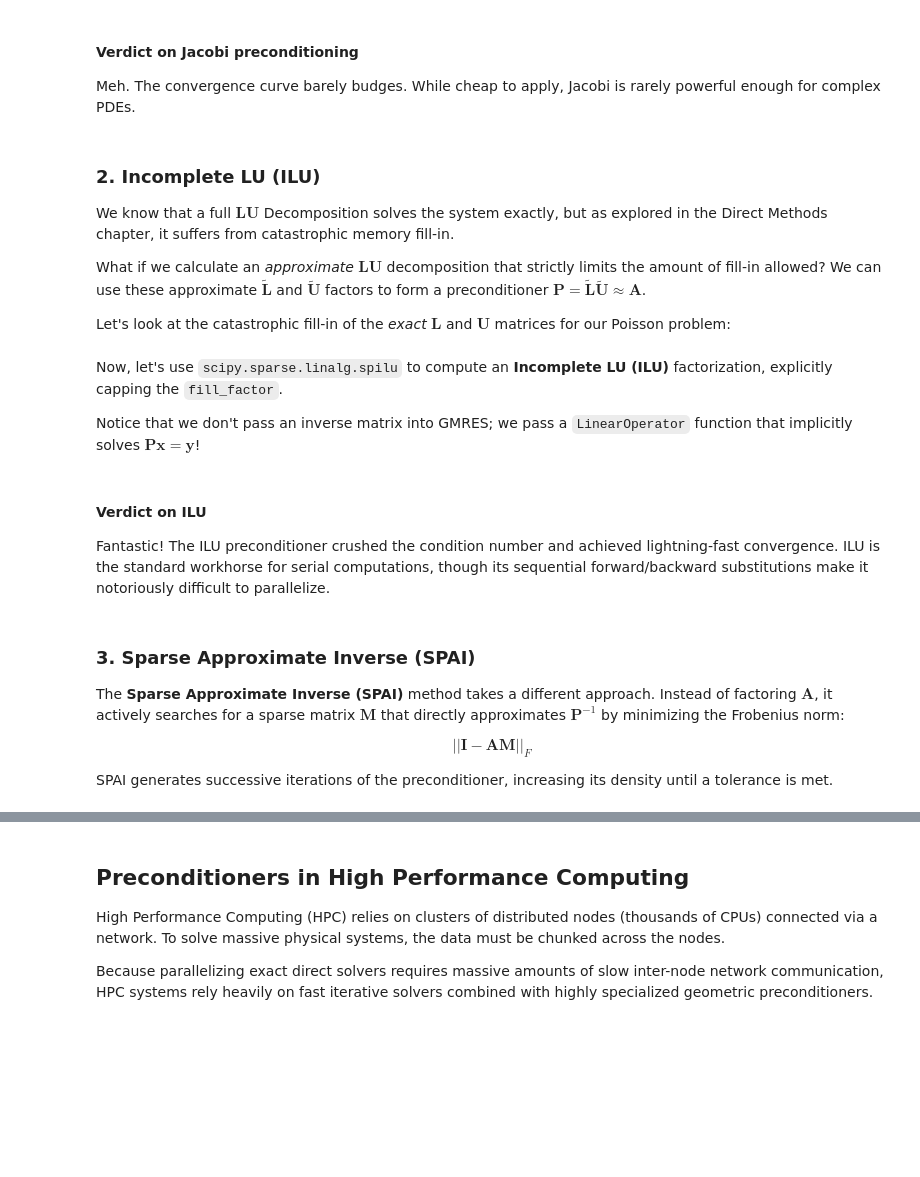
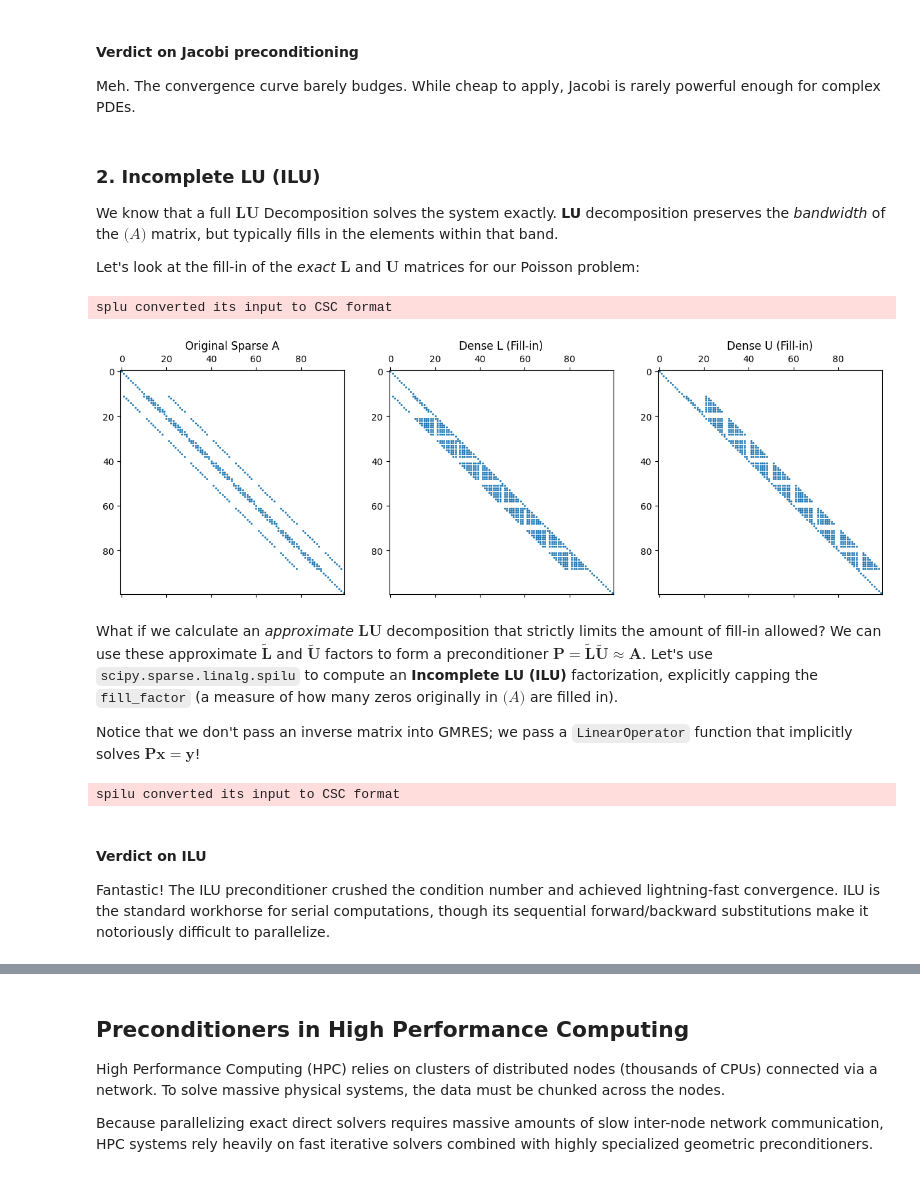
Before and after one commit to themintlab/ExecutableEngineering, a Jupyter notebook: chapters/linear_systems/iterative_methods/preconditioners.ipynb, the cells around one changed output, grey strips where cells are left out. Drawn from its saved outputs; the diff is of its cells as text; code cells hidden in the pictures; blank space fills up the shorter version.

```diff
--- a/chapters/linear_systems/iterative_methods/preconditioners.ipynb
+++ b/chapters/linear_systems/iterative_methods/preconditioners.ipynb
@@ -97,33 +102,36 @@ Meh. The convergence curve barely budges. While cheap to apply, Jacobi is rarely
 # %% [markdown]
 ### 2. Incomplete LU (ILU)
 
-We know that a full $\mathbf{L}\mathbf{U}$ Decomposition solves the system exactly, but as explored in the Direct Methods chapter, it suffers from catastrophic memory fill-in.
+We know that a full $\mathbf{L}\mathbf{U}$ Decomposition solves the system exactly. **LU** decomposition preserves the *bandwidth* of the $\mathbf(A)$ matrix, but typically fills in the elements within that band.
 
-What if we calculate an *approximate* $\mathbf{L}\mathbf{U}$ decomposition that strictly limits the amount of fill-in allowed? We can use these approximate $\tilde{\mathbf{L}}$ and $\tilde{\mathbf{U}}$ factors to form a preconditioner $\mathbf{P}=\tilde{\mathbf{L}}\tilde{\mathbf{U}} \approx \mathbf{A}$.
-
-Let's look at the catastrophic fill-in of the *exact* $\mathbf{L}$ and $\mathbf{U}$ matrices for our Poisson problem:
+Let's look at the fill-in of the *exact* $\mathbf{L}$ and $\mathbf{U}$ matrices for our Poisson problem:
 # %%
-N = 100 #Mesh size
+N = 10 # Mesh size
 A, f = exe.discretise_poisson(N, 1)
 
-lu = splu(A)
+# We explicitly disable column permutations (permc_spec='NATURAL')
+# and row pivoting (diag_pivot_thresh=0) to see the pure naive LU factorization!
+lu = splu(A, permc_spec='NATURAL', diag_pivot_thresh=0)
 L = lu.L
 U = lu.U
 
 fig, (ax1, ax2, ax3) = plt.subplots(1, 3, figsize=(15, 5))
 ax1.spy(A, markersize=1)
 ax1.set_title('Original Sparse A')
 ax2.spy(L, markersize=1)
 ax2.set_title('Dense L (Fill-in)')
 ax3.spy(U, markersize=1)
 ax3.set_title('Dense U (Fill-in)')
 plt.show()
+# %% [output]
+splu converted its input to CSC format
+[figure, added]
 # %% [markdown]
-Now, let's use `scipy.sparse.linalg.spilu` to compute an **Incomplete LU (ILU)** factorization, explicitly capping the `fill_factor`.
+What if we calculate an *approximate* $\mathbf{L}\mathbf{U}$ decomposition that strictly limits the amount of fill-in allowed? We can use these approximate $\tilde{\mathbf{L}}$ and $\tilde{\mathbf{U}}$ factors to form a preconditioner $\mathbf{P}=\tilde{\mathbf{L}}\tilde{\mathbf{U}} \approx \mathbf{A}$. Let's use `scipy.sparse.linalg.spilu` to compute an **Incomplete LU (ILU)** factorization, explicitly capping the `fill_factor` (a measure of how many zeros originally in $\mathbf(A)$ are filled in).
 
 Notice that we don't pass an inverse matrix into GMRES; we pass a `LinearOperator` function that implicitly solves $\mathbf{P}\mathbf{x} = \mathbf{y}$!
 # %%
-ilu = spilu(A, fill_factor=20, drop_rule='dynamic')
+ilu = spilu(A, fill_factor=1, drop_rule='dynamic')
 
 M = LinearOperator(matvec=ilu.solve, shape=(N**2, N**2), dtype=np.float64)
 
@@ -140,3 +148,5 @@ fig.add_trace(go.Scatter(y=tracker_uncond.residuals, mode='lines', name='No prec
 fig.add_trace(go.Scatter(y=tracker_ilu.residuals, mode='lines', name='ILU Preconditioning', line=dict(color='green')))
 fig.update_layout(title='ILU Preconditioning', yaxis_type='log', xaxis_title='Iteration count', yaxis_title='Relative residual', template='plotly_white')
 fig.show()
+# %% [output]
+spilu converted its input to CSC format
@@ -158,11 +154,3 @@ fig.show()
 #### Verdict on ILU
 
 Fantastic! The ILU preconditioner crushed the condition number and achieved lightning-fast convergence. ILU is the standard workhorse for serial computations, though its sequential forward/backward substitutions make it notoriously difficult to parallelize.
-# %% [markdown]
-### 3. Sparse Approximate Inverse (SPAI)
-
-The **Sparse Approximate Inverse (SPAI)** method takes a different approach. Instead of factoring $\mathbf{A}$, it actively searches for a sparse matrix $\mathbf{M}$ that directly approximates $\mathbf{P}^{-1}$ by minimizing the Frobenius norm:
-
-$$ ||\mathbf{I}-\mathbf{A}\mathbf{M}||_F $$
-
-SPAI generates successive iterations of the preconditioner, increasing its density until a tolerance is met.
```
Also changed, not shown: parts of 7 cells of this notebook, 1 other file.
